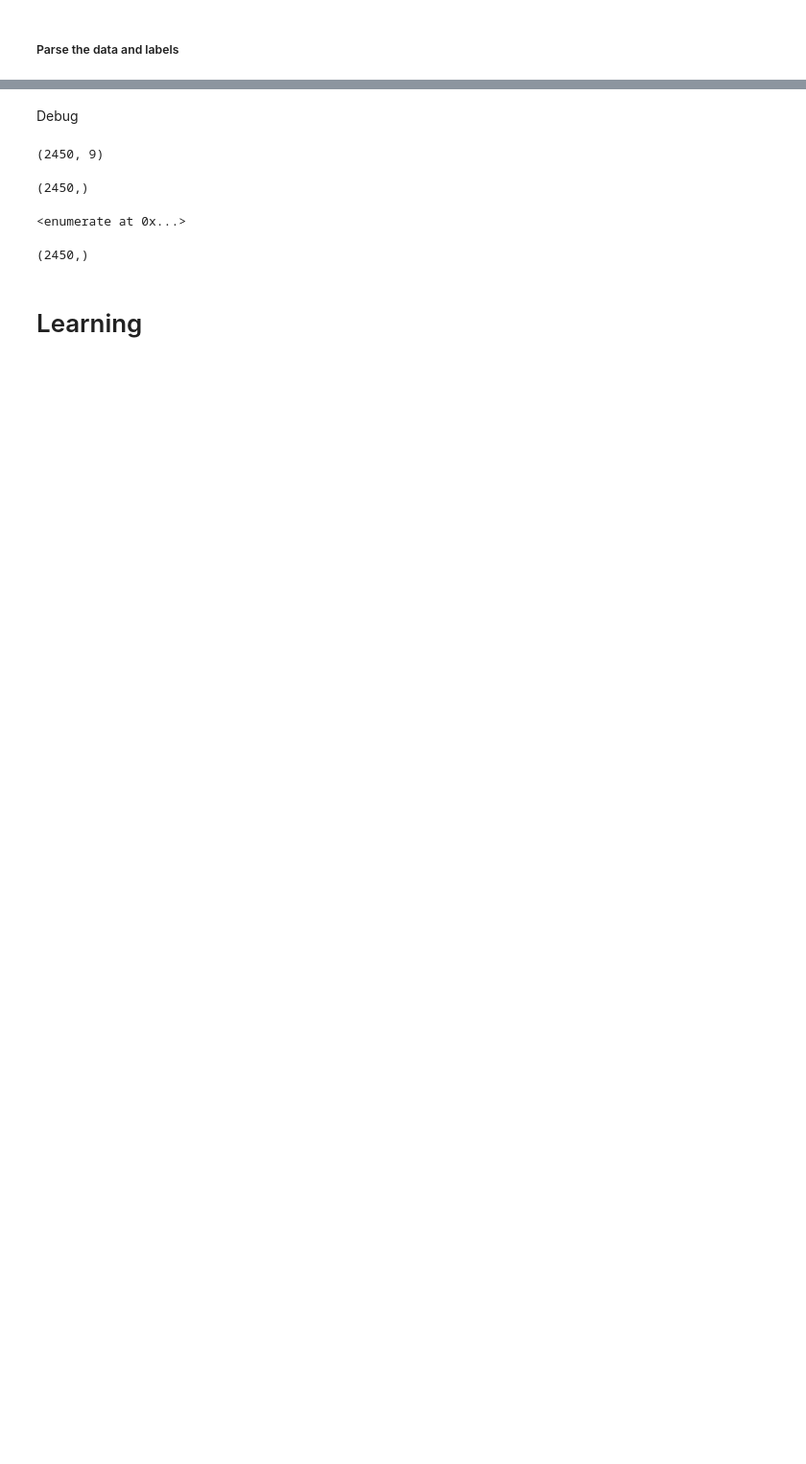
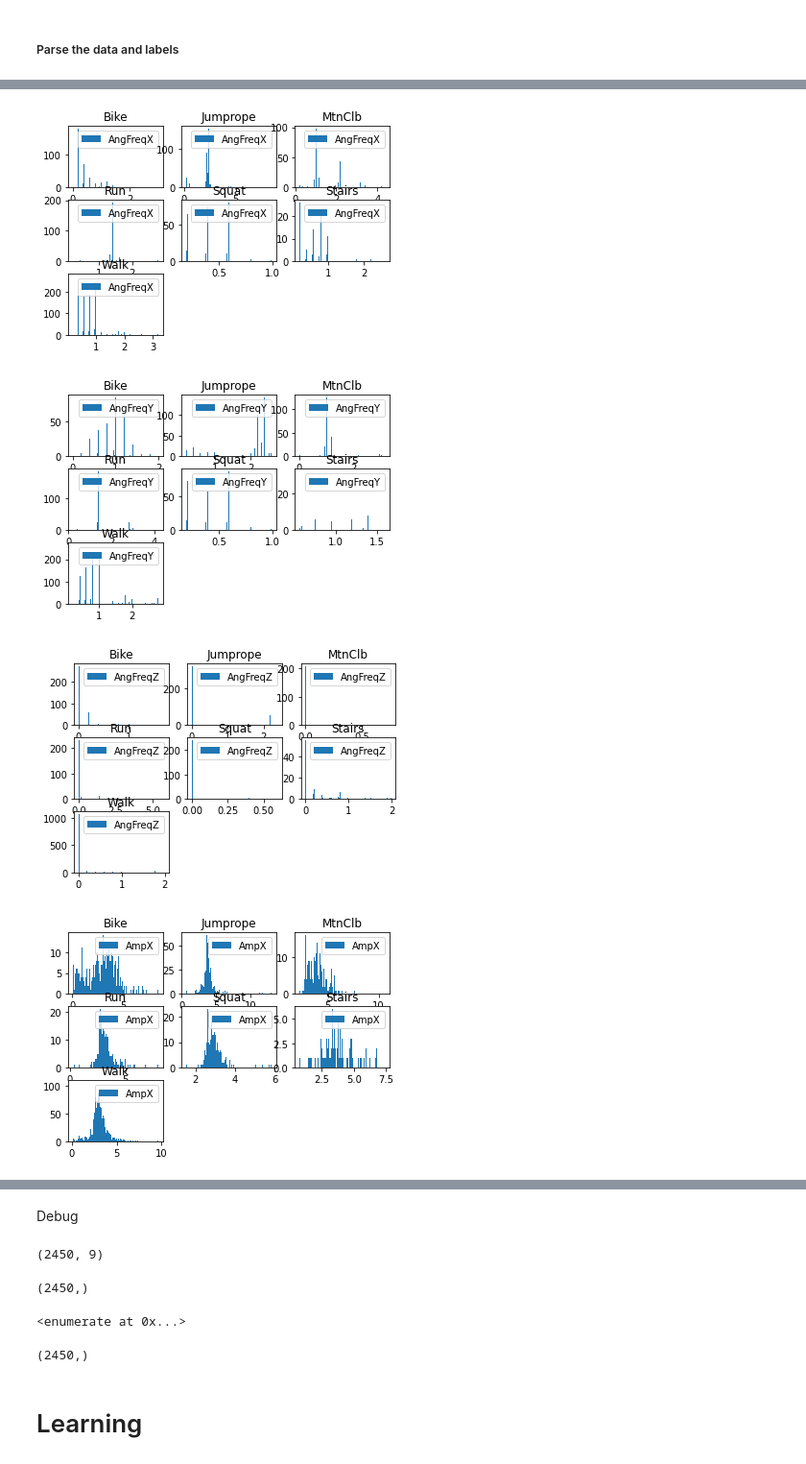
Before and after one commit to pedrigalchristian/Intro-To-Machine-Learning, a Jupyter notebook: model_v01.ipynb, the cells around one changed output, grey strips where cells are left out. Shown at 96% size. Drawn from its saved outputs; the diff is of its cells as text; code cells hidden in the pictures; blank space fills up the shorter version.

```diff
--- a/model_v01.ipynb
+++ b/model_v01.ipynb
@@ -68,0 +152,26 @@ encoded_labels = encoder.transform(labels)
+# %%
+def plot_hist(np_obj, col: int, _label: str, _title: str) -> None:
+    plt.hist(dataset[np_obj, col], 100, label= _label)
+    plt.legend()
+    plt.title(_title)
+
+
+#plot_hist(bike_rows, 4, labels[4])
+"""
+for j, row in enumerate(activity_rows):
+    for i,label in enumerate(labels):
+        plot_hist(row, i, label, label_str[j])
+"""
+
+
+for i,label in enumerate(labels):
+    fig = plt.figure()
+    for j, row in enumerate(activity_rows):
+        fig = plt.subplot(3, 3, j+1)
+        plot_hist(row, i, label, label_str[j])
+plt.show()
+# %% [output]
+[figure, added]
+[figure, added]
+[figure, added]
+[figure, added]
```
Also changed, not shown: parts of 11 cells of this notebook.
